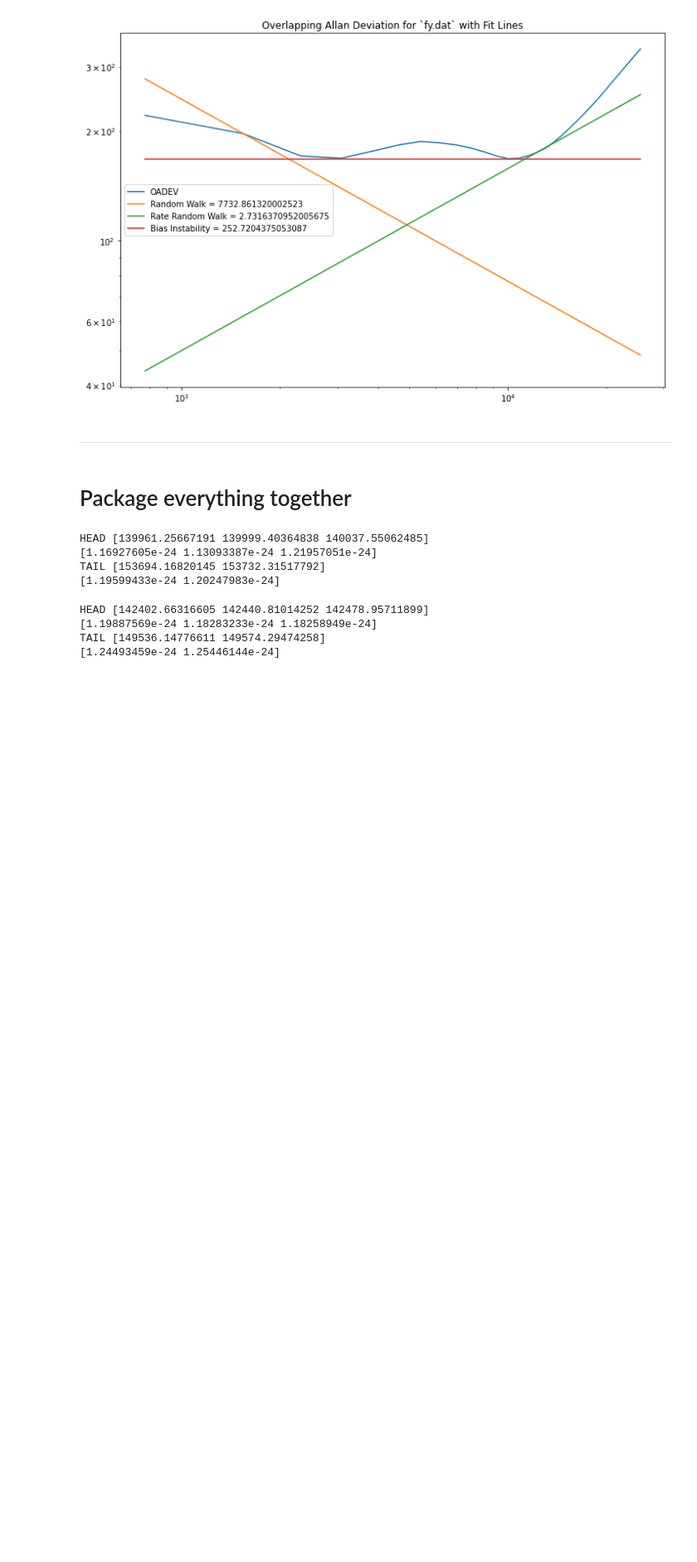
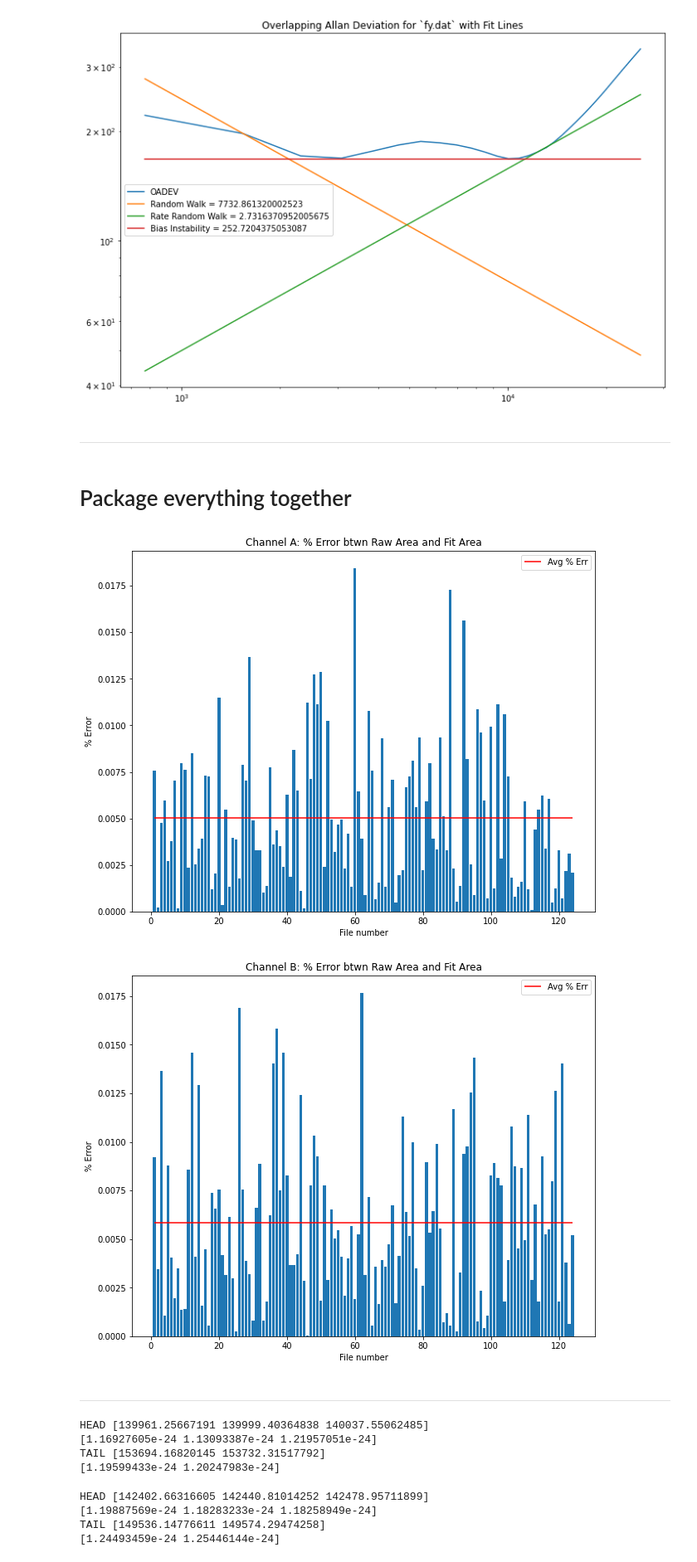
Before and after one commit to nurriol2/peak_fitting, a Jupyter notebook: lorentzian_peak_fitting.ipynb, the cells around one changed output. Shown at 83% size. Drawn from its saved outputs; the diff is of its cells as text; code cells hidden in the pictures; blank space fills up the shorter version.

Commit message:
Add sideband data percent difference results

```diff
--- a/lorentzian_peak_fitting.ipynb
+++ b/lorentzian_peak_fitting.ipynb
@@ -1160,4 +1215,33 @@ class HeterodyneData(SpectrumFile):
         return (main_lorentzian, left_lorentzian, right_lorentzian, composite_lorentzian)
 
 # End HeterodyneData
+# %%
+# Main
+
+# Define constants
+SPLITBAND_UNITS = "m^2/Hz"
+CHANNEL_A_DIRECTORY = "/content/split_detection/"
+CHANNEL_A_PATTERN = "cha_st80_*.CSV"
+CHANNEL_B_DIRECTORY = "/content/split_detection/"
+CHANNEL_B_PATTERN = "chb_st80_*.CSV"
+
+HETERODYNE_UNITS = "V^2/Hz"
+HETERODYNE_DIRECTORY = "/content/heterodyne/"
+HETERODYNE_PATTERN = "het_st80_*.CSV"
+
+# Lists of filenames for each of the data sets
+_, cha_files = match_filenames_in_dir(CHANNEL_A_PATTERN, CHANNEL_A_DIRECTORY)
+_, chb_files = match_filenames_in_dir(CHANNEL_B_PATTERN, CHANNEL_B_DIRECTORY)
+_, het_files = match_filenames_in_dir(HETERODYNE_PATTERN, HETERODYNE_DIRECTORY)
+
+cha_area_pct_err = accumulate_splitband_areas(cha_files)
+plot_percent_error(cha_area_pct_err, title="Channel A: % Error btwn Raw Area and Fit Area")
+
+chb_area_pct_err = accumulate_splitband_areas(chb_files)
+plot_percent_error(chb_area_pct_err, title="Channel B: % Error btwn Raw Area and Fit Area")
+# %% [output]
+[figure, added]
+[figure, added]
+# %% [markdown]
+---
 # %%
```
Also changed, not shown: parts of 13 cells of this notebook.
